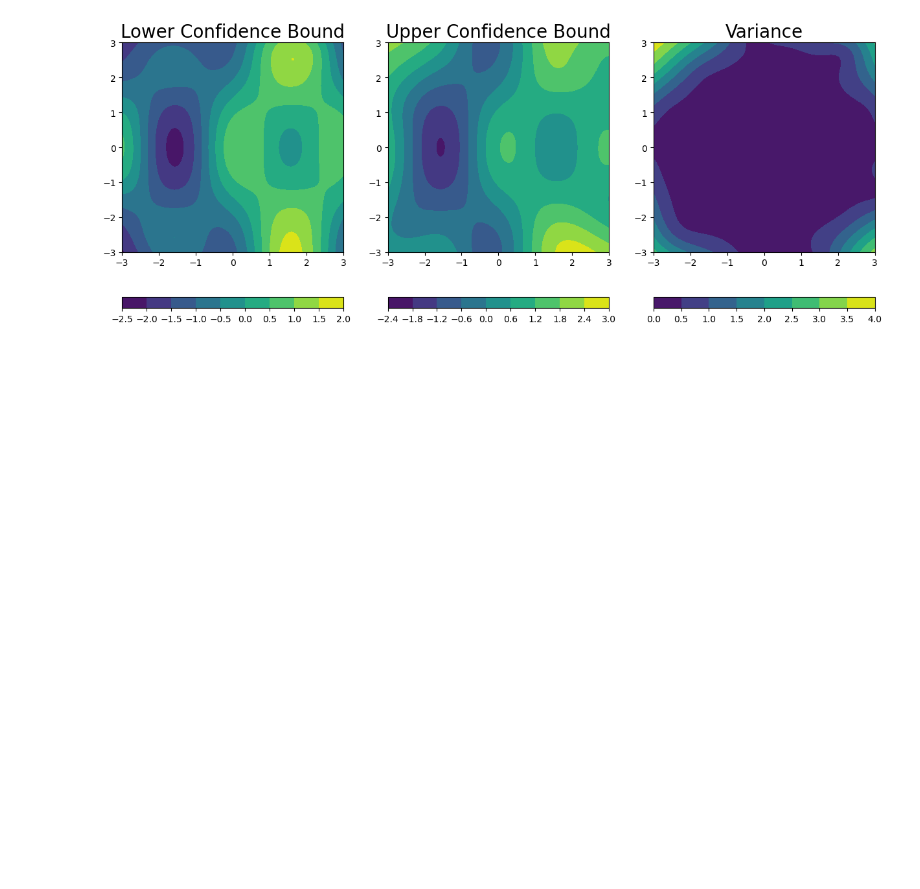
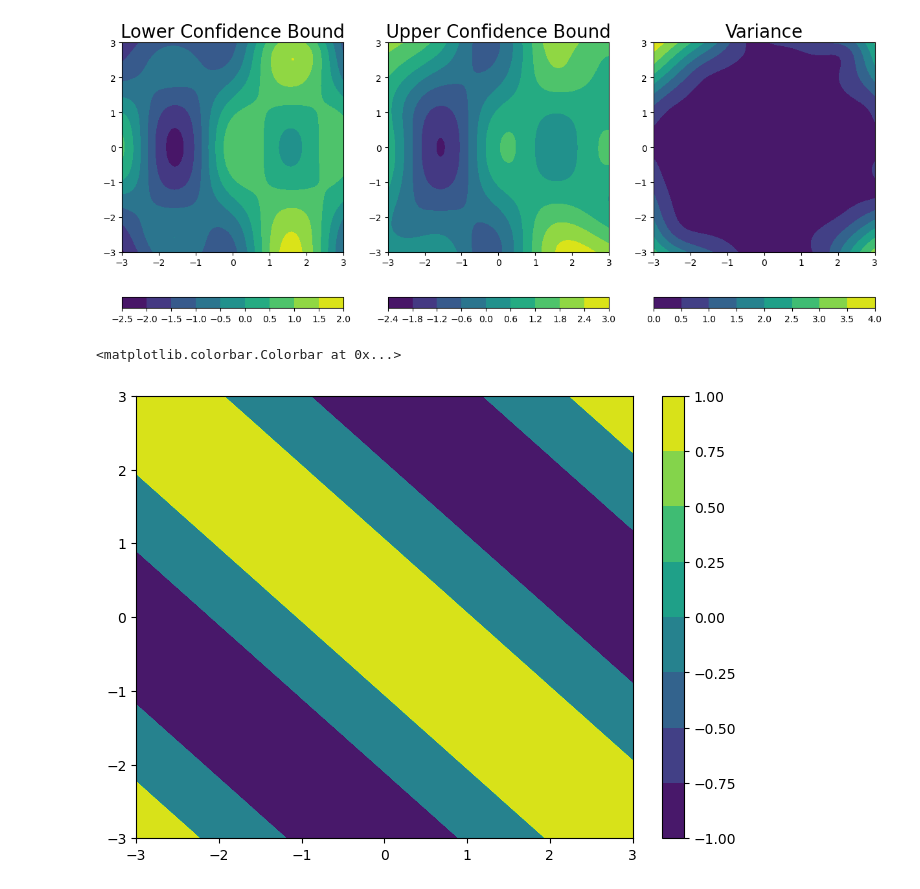
Before and after one commit to gourav-k/sprayable-hydrogels, a Jupyter notebook: Toy_problem/gpytorch_regression_toyProblem.ipynb, the cells around one changed output. Drawn from its saved outputs; the diff is of its cells as text; code cells hidden in the pictures; blank space fills up the shorter version.

```diff
--- a/Toy_problem/gpytorch_regression_toyProblem.ipynb
+++ b/Toy_problem/gpytorch_regression_toyProblem.ipynb
@@ -147,3 +147,14 @@ fig.colorbar(cs3,location='bottom')
 # %% [output]
 <matplotlib.colorbar.Colorbar at 0x...>
 [figure]
+# %%
+# Classification function
+classfn = lambda x, y: torch.cos(x)*torch.cos(y) - torch.sin(x)*torch.sin(y)
+class_mat = torch.round(classfn(test_x_mat,test_y_mat))
+
+fig1, ax1 = plt.subplots(layout='constrained')
+cs = ax1.contourf(test_x_mat.numpy(),test_y_mat.numpy(),class_mat.numpy())
+fig1.colorbar(cs,location = 'right')
+# %% [output]
+<matplotlib.colorbar.Colorbar at 0x...>
+[figure, added]
```
Also changed, not shown: parts of 3 cells of this notebook.
